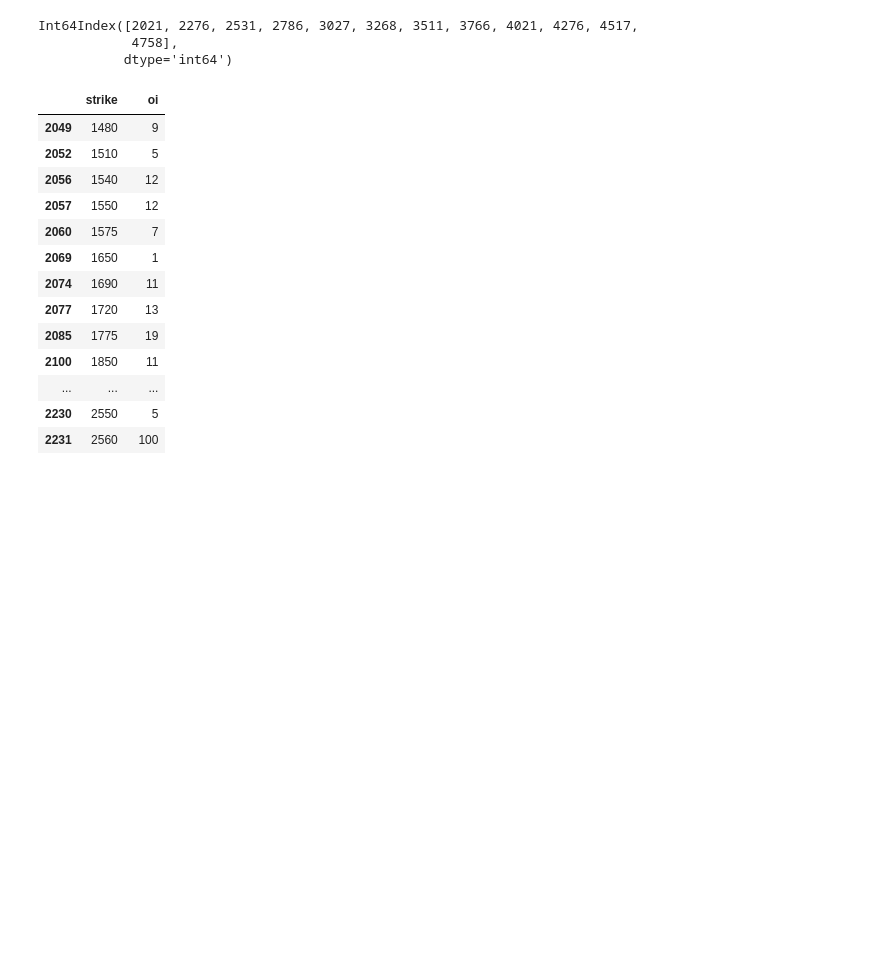
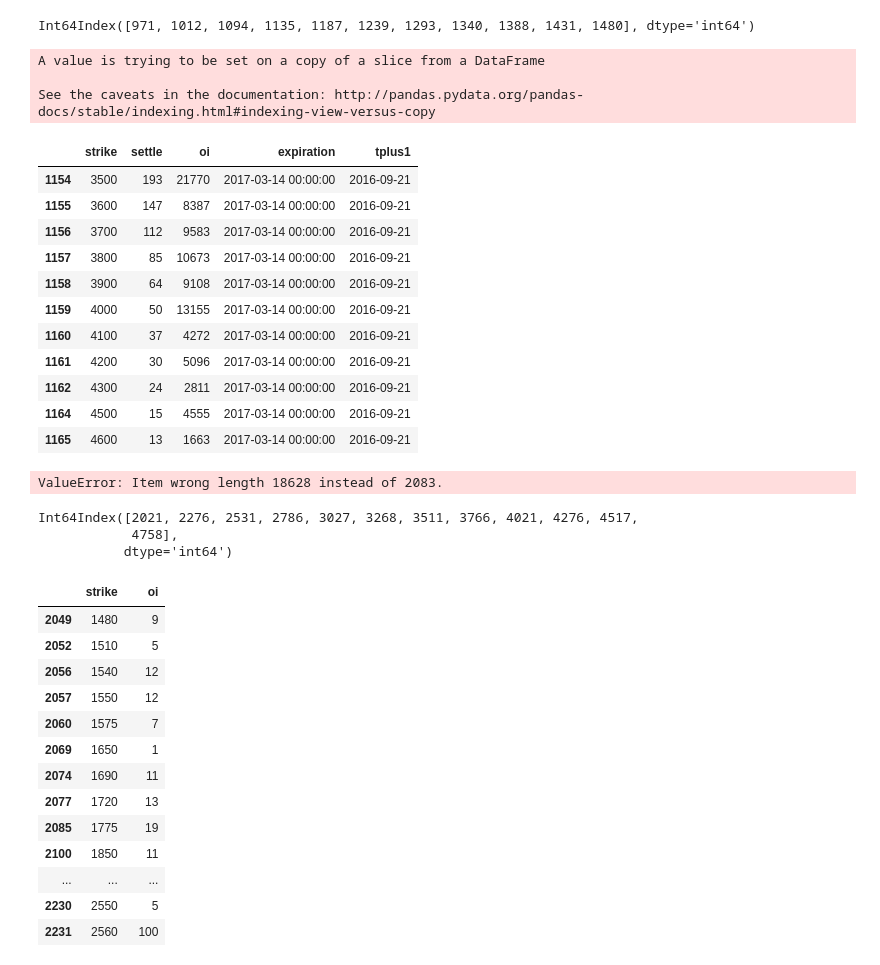
Before and after one commit to QuantCS109/TrumpTweets, a Jupyter notebook: scrape_sol.ipynb, the cells around one changed output. Saved outputs shown, nothing was run; the diff lists cells and outputs as text; code cells hidden in the pictures; blank space fills up the shorter version.

```diff
--- a/scrape_sol.ipynb
+++ b/scrape_sol.ipynb
@@ -88,0 +133,10 @@ doc[1:10]
+# %%
+for ind in df.index:
+    num = str(df[[8]].iloc[ind]).split()[1].split('\'')
+    try:
+        if num[0] == '':
+            num[0] = 0
+        num = 10*float(num[0]) + float(num[1])
+        df[8].loc[ind] = num
+    except:
+        pass
@@ -88,0 +148,3 @@ doc[1:10]
+# %%
+futs = df[[0,8]][1:6]
+futs
@@ -88,0 +160,10 @@ doc[1:10]
+# %%
+from pandas.tseries.offsets import BDay
+mon = ['JAN','FEB',"MAR",'APR','MAY','JUN','JLY','AUG','SEP','OCT','NOV','DEC']
+dummy_dict = {i : mon[i-1] for i in range(1,13)}
+exp_dict = {}
+for year in [16,17,18,19,20]:
+    for month in range(1,13):
+        exp_dict[mon[month - 1]+str(year)] = datetime(2000 + year, month, 15) - BDay(1)
+
+exp_dict['JAN16']
@@ -89,8 +176,48 @@ doc[1:10]
+# %%
+py_index_call
+# %% [output]
+Int64Index([971, 1012, 1094, 1135, 1187, 1239, 1293, 1340, 1388, 1431, 1480], dtype='int64')
+# %%
+corn_vol_dict = {}
+for i in range(7):
+    last_ind = py_index[i]
+    exp = str(df.iloc[py_index[i]][1])
+    if exp in list(futs[0]):
+        while df[0][last_ind + 1].isnumeric():
+            last_ind += 1
+        df.expiration[py_index[i]:last_ind] = exp_dict[exp]
+        corn_vol_dict[i] = df[py_index[i]:last_ind][1:].dropna()
+        corn_vol_dict[i] = corn_vol_dict[i][[0,8,10,'expiration','tplus1']]
+        corn_vol_dict[i] = corn_vol_dict[i].rename(columns={0:'strike',8:'settle',10:'oi'})
+    else:
+        corn_vol_dict[i] = ''
+# %% [output]
+A value is trying to be set on a copy of a slice from a DataFrame
+
+See the caveats in the documentation: http://pandas.pydata.org/pandas-docs/stable/indexing.html#indexing-view-versus-copy
+# %%
+corn_vol_dict[3]
+# %% [output]
+|  | strike | settle | oi | expiration | tplus1 |
+| 1154 | 3500 | 193 | 21770 | 2017-03-14 00:00:00 | 2016-09-21 |
+| 1155 | 3600 | 147 | 8387 | 2017-03-14 00:00:00 | 2016-09-21 |
+| 1156 | 3700 | 112 | 9583 | 2017-03-14 00:00:00 | 2016-09-21 |
+| 1157 | 3800 | 85 | 10673 | 2017-03-14 00:00:00 | 2016-09-21 |
+| 1158 | 3900 | 64 | 9108 | 2017-03-14 00:00:00 | 2016-09-21 |
+| 1159 | 4000 | 50 | 13155 | 2017-03-14 00:00:00 | 2016-09-21 |
+| 1160 | 4100 | 37 | 4272 | 2017-03-14 00:00:00 | 2016-09-21 |
+| 1161 | 4200 | 30 | 5096 | 2017-03-14 00:00:00 | 2016-09-21 |
+| 1162 | 4300 | 24 | 2811 | 2017-03-14 00:00:00 | 2016-09-21 |
+| 1164 | 4500 | 15 | 4555 | 2017-03-14 00:00:00 | 2016-09-21 |
+| 1165 | 4600 | 13 | 1663 | 2017-03-14 00:00:00 | 2016-09-21 |
 # %%
-ew = [d.startswith('EW') for d in doc]
-ez = [d.startswith('EZ') for d in doc]
+py = [d.startswith('PY') for d in doc] #corn contract name
+czo = [d.startswith('CZO') for d in doc] #soybeans contract name
+wz = [d.startswith('WZ') for d in doc] #wheat contract name
 ew_index = pd.DataFrame(doc)[ew].index
 ez_index = pd.DataFrame(doc)[ez].index
+# %% [output]
+ValueError: Item wrong length 18628 instead of 2083.
 # %%
 ew_index
 # %% [output]
```
Also changed, not shown: parts of 31 cells of this notebook.
